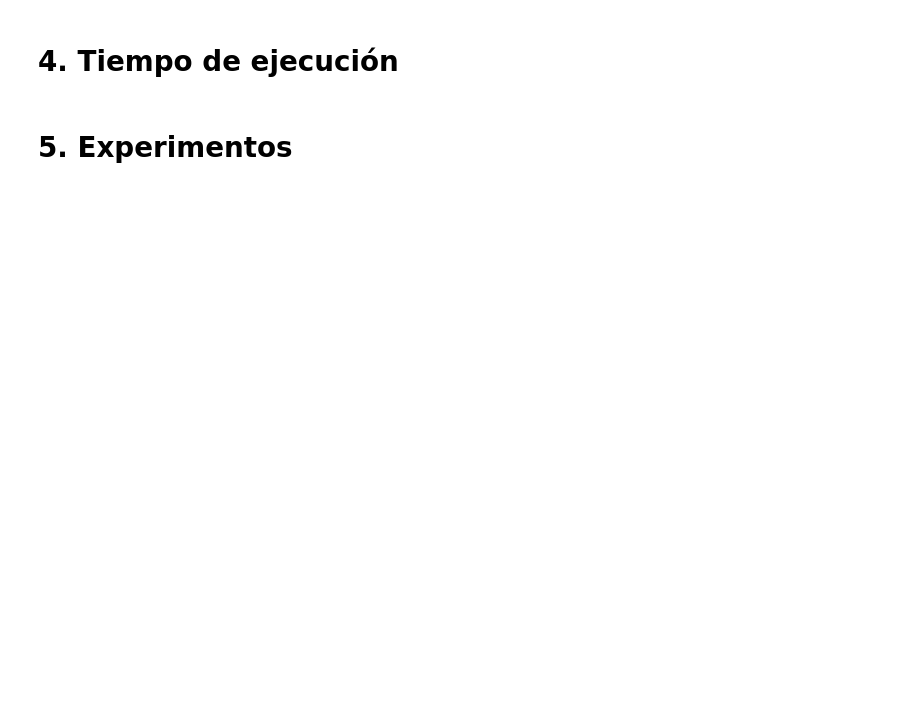
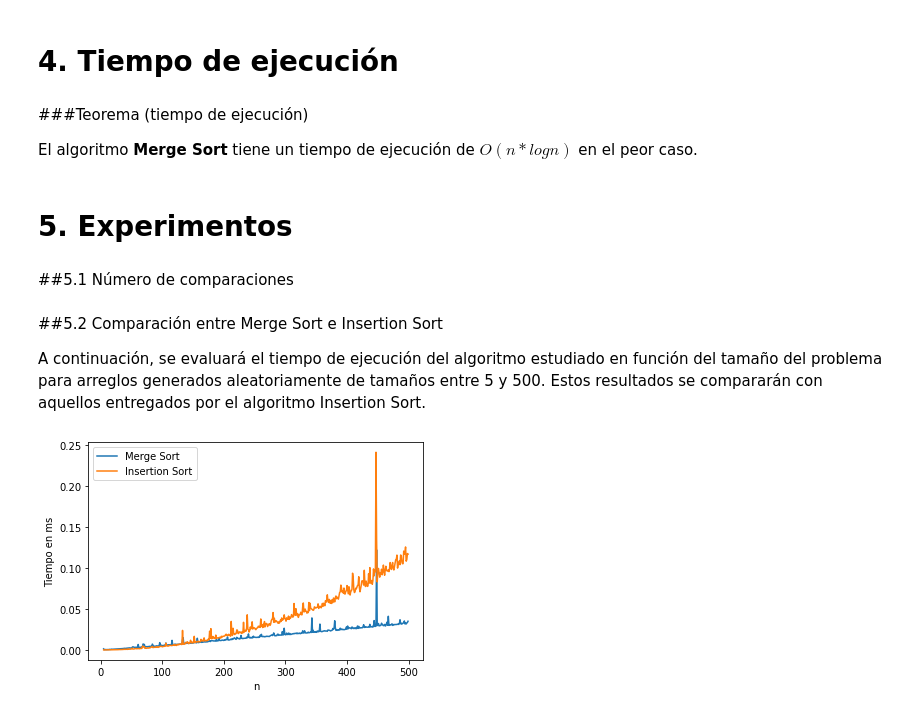
Before and after one commit to Sylver640/ADA-Informes, a Jupyter notebook: Informe_MergeSort.ipynb, the cells around one changed output. Drawn from its saved outputs; the diff is of its cells as text; code cells hidden in the pictures; blank space fills up the shorter version.

```diff
--- a/Informe_MergeSort.ipynb
+++ b/Informe_MergeSort.ipynb
@@ -222,4 +232,54 @@ Arreglo original ordenado:  [21, 69, 74, 95, 98, 99]
 # %% [markdown]
 # 4. Tiempo de ejecución
+# %% [markdown]
+###Teorema (tiempo de ejecución)
+
+El algoritmo **Merge Sort** tiene un tiempo de ejecución de $O(n*logn)$ en el peor caso.
 # %% [markdown]
 # 5. Experimentos
+# %% [markdown]
+##5.1 Número de comparaciones
+# %% [markdown]
+##5.2 Comparación entre Merge Sort e Insertion Sort
+
+A continuación, se evaluará el tiempo de ejecución del algoritmo estudiado en función del tamaño del problema para arreglos generados aleatoriamente de tamaños entre 5 y 500. Estos resultados se compararán con aquellos entregados por el algoritmo Insertion Sort.
+# %%
+import matplotlib.pyplot as plt
+import datetime
+import random
+from timeit import repeat
+
+def insertion_sort (array):
+  for i in range (1, len(array)):
+    data = array[i]
+    k = i-1
+    while k >= 0 and array[k] >= data:
+      array[k+1] = array[k]
+      k = k-1
+    array[k+1] = data
+
+  return array
+
+x1 = []; y1 = []; x2 = []; y2 = []
+
+for n in range(5, 500):
+  a = random.sample(range(1,1000), n)
+  b = random.sample(range(1,1000), n)
+
+  r = repeat(setup="from __main__ import merge_sort", stmt = f"merge_sort({a})", repeat = 1, number = 10)
+  t = repeat(setup="from __main__ import insertion_sort", stmt = f"insertion_sort({a})", repeat = 1, number = 10)
+
+  x1.append(n)
+  x2.append(n)
+  y1.append(r)
+  y2.append(t)
+
+plt.plot(x1,y1)
+plt.plot(x2,y2)
+plt.legend(["Merge Sort", "Insertion Sort"])
+
+plt.xlabel('n')
+plt.ylabel("Tiempo en ms")
+plt.show()
+# %% [output]
+[figure, added]
```
Also changed, not shown: parts of 7 cells of this notebook.
